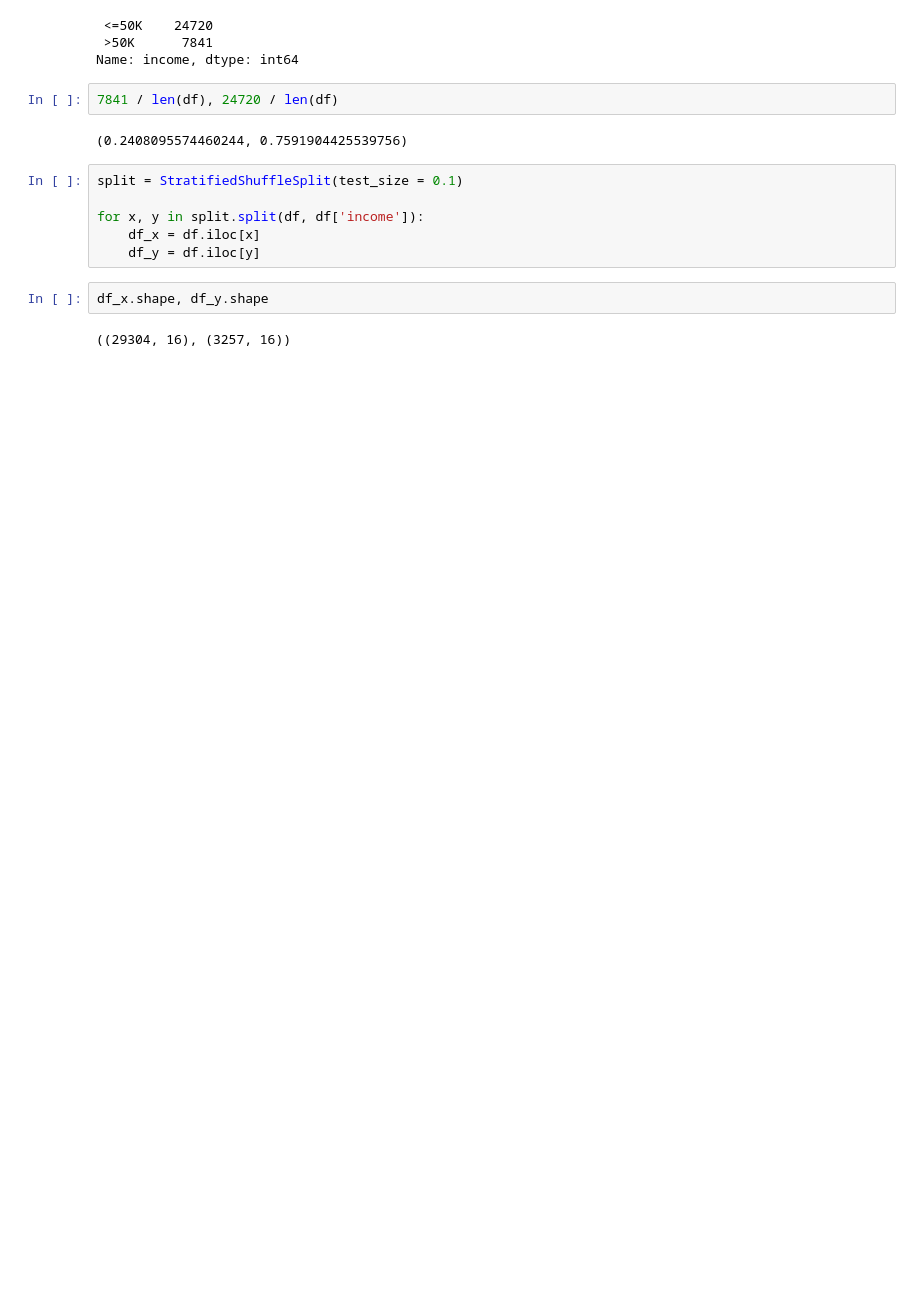
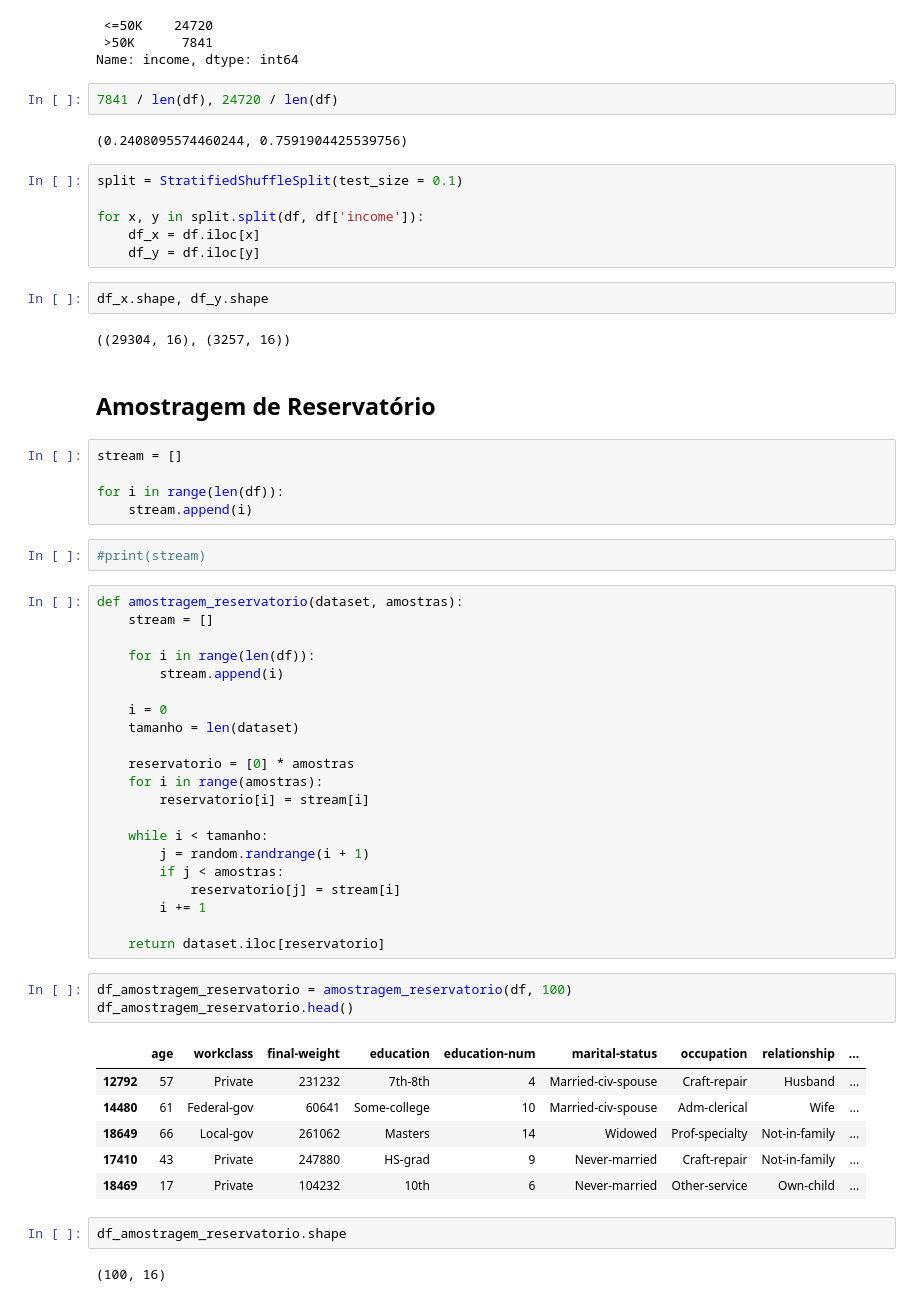
Before and after one commit to daianeklein/statistic-studies, a Jupyter notebook: Estatística para Ciência de Dados e Machine Learning/01-Amostragem.ipynb, the cells around one changed output. Saved outputs shown, nothing was run; the diff lists cells and outputs as text; blank space fills up the shorter version.

Commit message:
notebook amostragem

```diff
--- a/Estatística para Ciência de Dados e Machine Learning/01-Amostragem.ipynb
+++ b/Estatística para Ciência de Dados e Machine Learning/01-Amostragem.ipynb
@@ -161,3 +161,47 @@ for x, y in split.split(df, df['income']):
 df_x.shape, df_y.shape
 # %% [output]
 ((29304, 16), (3257, 16))
+# %% [markdown]
+## Amostragem de Reservatório
+# %%
+stream = []
+
+for i in range(len(df)):
+    stream.append(i)
+# %%
+#print(stream)
+# %%
+def amostragem_reservatorio(dataset, amostras):
+    stream = []
+
+    for i in range(len(df)):
+        stream.append(i)
+
+    i = 0
+    tamanho = len(dataset)
+
+    reservatorio = [0] * amostras
+    for i in range(amostras):
+        reservatorio[i] = stream[i]
+
+    while i < tamanho:
+        j = random.randrange(i + 1)
+        if j < amostras:
+            reservatorio[j] = stream[i]
+        i += 1
+
+    return dataset.iloc[reservatorio]
+# %%
+df_amostragem_reservatorio = amostragem_reservatorio(df, 100)
+df_amostragem_reservatorio.head()
+# %% [output]
+|  | age | workclass | final-weight | education | education-num | marital-status | occupation | relationship | ... |
+| 12792 | 57 | Private | 231232 | 7th-8th | 4 | Married-civ-spouse | Craft-repair | Husband | ... |
+| 14480 | 61 | Federal-gov | 60641 | Some-college | 10 | Married-civ-spouse | Adm-clerical | Wife | ... |
+| 18649 | 66 | Local-gov | 261062 | Masters | 14 | Widowed | Prof-specialty | Not-in-family | ... |
+| 17410 | 43 | Private | 247880 | HS-grad | 9 | Never-married | Craft-repair | Not-in-family | ... |
+| 18469 | 17 | Private | 104232 | 10th | 6 | Never-married | Other-service | Own-child | ... |
+# %%
+df_amostragem_reservatorio.shape
+# %% [output]
+(100, 16)
```
Also changed, not shown: parts of 1 cell of this notebook.
